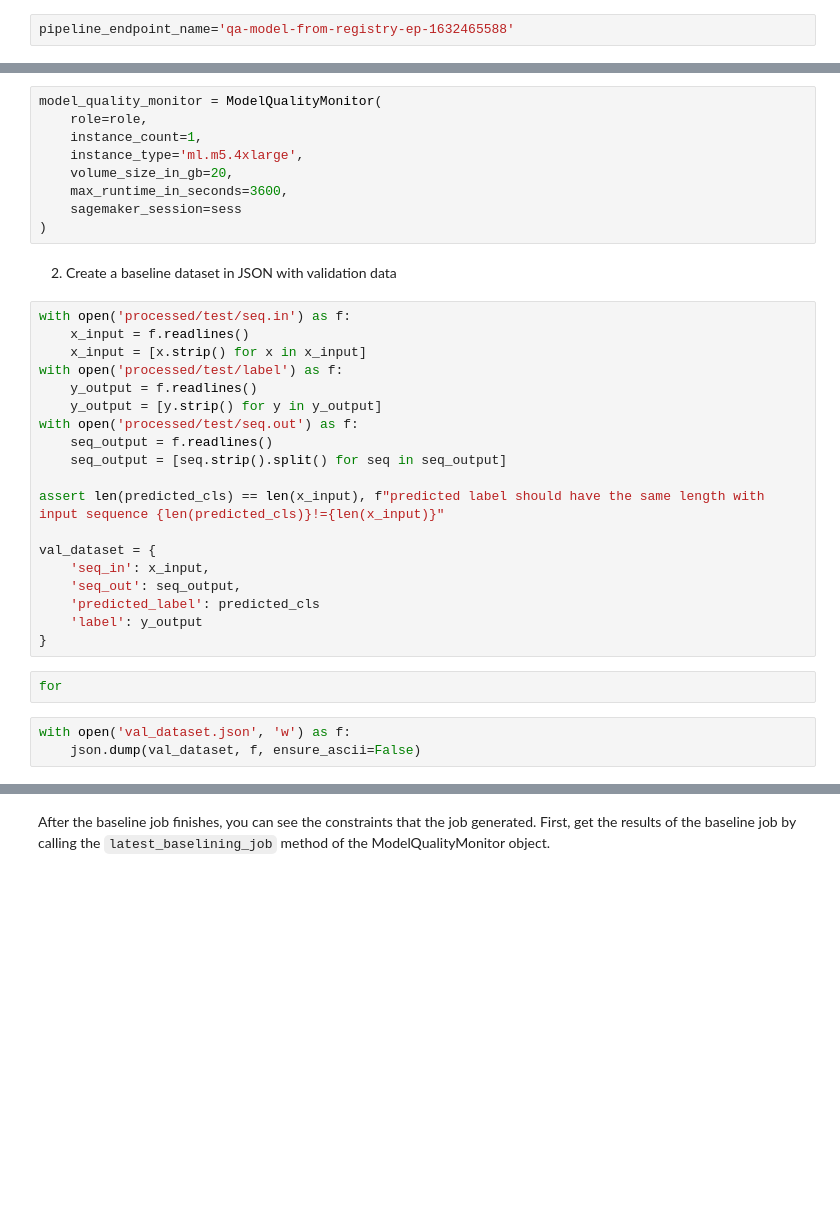
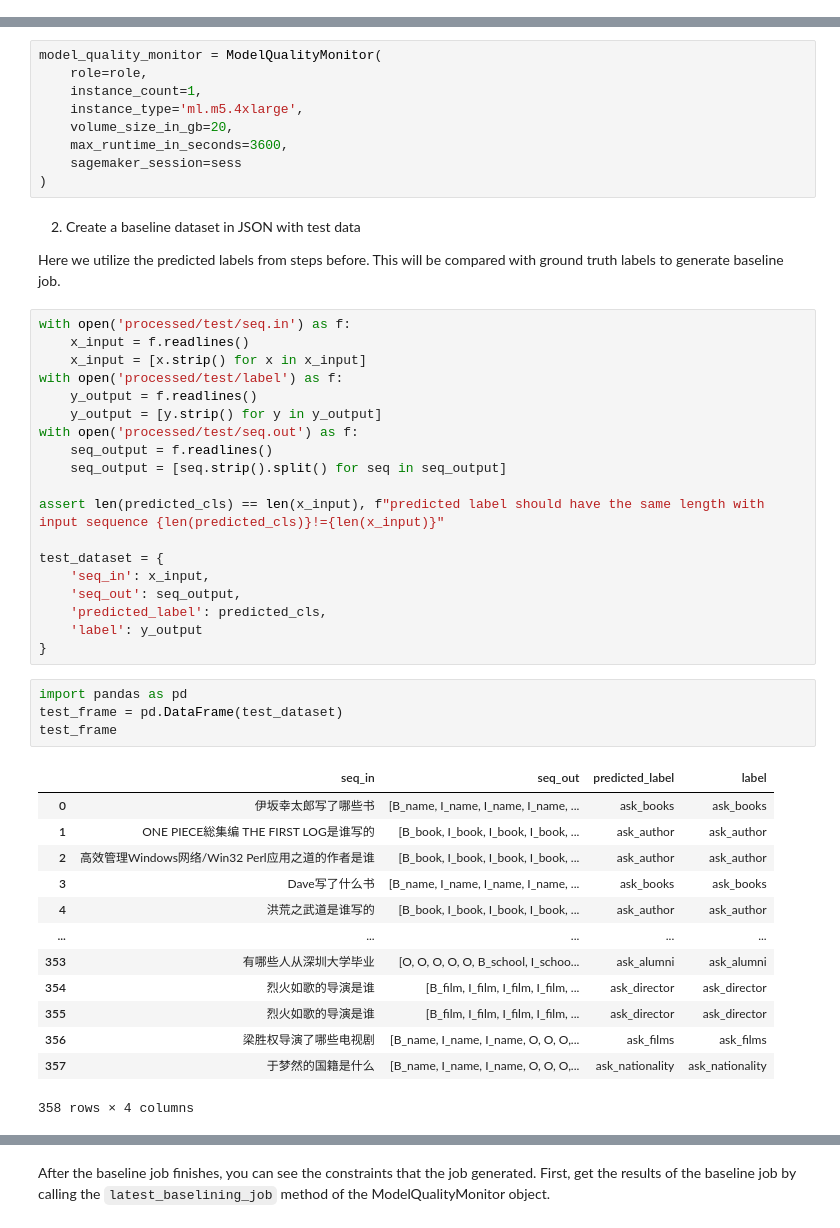
Before and after one commit to yuancu/ckgqa-modelbuild, a Jupyter notebook: pipelines/qa/monitor.ipynb, the cells around one changed output, grey strips where cells are left out. Cells and saved outputs as stored; diff of their text form; blank space fills up the shorter version.

```diff
--- a/pipelines/qa/monitor.ipynb
+++ b/pipelines/qa/monitor.ipynb
@@ -294,8 +298,6 @@ None
 
 CSVSerializer: [DOC](https://sagemaker.readthedocs.io/en/stable/api/inference/serializers.html#sagemaker.serializers.CSVSerializer) </br>
 JSONDeserializer: [DOC](https://sagemaker.readthedocs.io/en/stable/api/inference/deserializers.html#sagemaker.deserializers.JSONDeserializer)
-# %%
-pipeline_endpoint_name='qa-model-from-registry-ep-1632465588'
 # %%
 import json
 from sagemaker.pytorch.model import PyTorchPredictor
@@ -402,8 +423,10 @@ model_quality_monitor = ModelQualityMonitor(
     max_runtime_in_seconds=3600,
     sagemaker_session=sess
 )
-# %% [markdown]
-2. Create a baseline dataset in JSON with validation data
+# %% [markdown]
+2. Create a baseline dataset in JSON with test data
+
+Here we utilize the predicted labels from steps before. This will be compared with ground truth labels to generate baseline job.
 # %%
 with open('processed/test/seq.in') as f:
     x_input = f.readlines()
@@ -417,14 +440,27 @@ with open('processed/test/seq.out') as f:
 
 assert len(predicted_cls) == len(x_input), f"predicted label should have the same length with input sequence {len(predicted_cls)}!={len(x_input)}"
 
-val_dataset = {
+test_dataset = {
     'seq_in': x_input,
     'seq_out': seq_output,
-    'predicted_label': predicted_cls
+    'predicted_label': predicted_cls,
     'label': y_output
 }
-# %%
-for
-# %%
-with open('val_dataset.json', 'w') as f:
-    json.dump(val_dataset, f, ensure_ascii=False)
+# %%
+import pandas as pd
+test_frame = pd.DataFrame(test_dataset)
+test_frame
+# %% [output]
+|  | seq_in | seq_out | predicted_label | label |
+| 0 | 伊坂幸太郎写了哪些书 | [B_name, I_name, I_name, I_name, ... | ask_books | ask_books |
+| 1 | ONE PIECE総集编 THE FIRST LOG是谁写的 | [B_book, I_book, I_book, I_book, ... | ask_author | ask_author |
+| 2 | 高效管理Windows网络/Win32 Perl应用之道的作者是谁 | [B_book, I_book, I_book, I_book, ... | ask_author | ask_author |
+| 3 | Dave写了什么书 | [B_name, I_name, I_name, I_name, ... | ask_books | ask_books |
+| 4 | 洪荒之武道是谁写的 | [B_book, I_book, I_book, I_book, ... | ask_author | ask_author |
+| ... | ... | ... | ... | ... |
+| 353 | 有哪些人从深圳大学毕业 | [O, O, O, O, O, B_school, I_schoo... | ask_alumni | ask_alumni |
+| 354 | 烈火如歌的导演是谁 | [B_film, I_film, I_film, I_film, ... | ask_director | ask_director |
+| 355 | 烈火如歌的导演是谁 | [B_film, I_film, I_film, I_film, ... | ask_director | ask_director |
+| 356 | 梁胜权导演了哪些电视剧 | [B_name, I_name, I_name, O, O, O,... | ask_films | ask_films |
+| 357 | 于梦然的国籍是什么 | [B_name, I_name, I_name, O, O, O,... | ask_nationality | ask_nationality |
+358 rows × 4 columns
```
Also changed, not shown: parts of 43 cells of this notebook.
